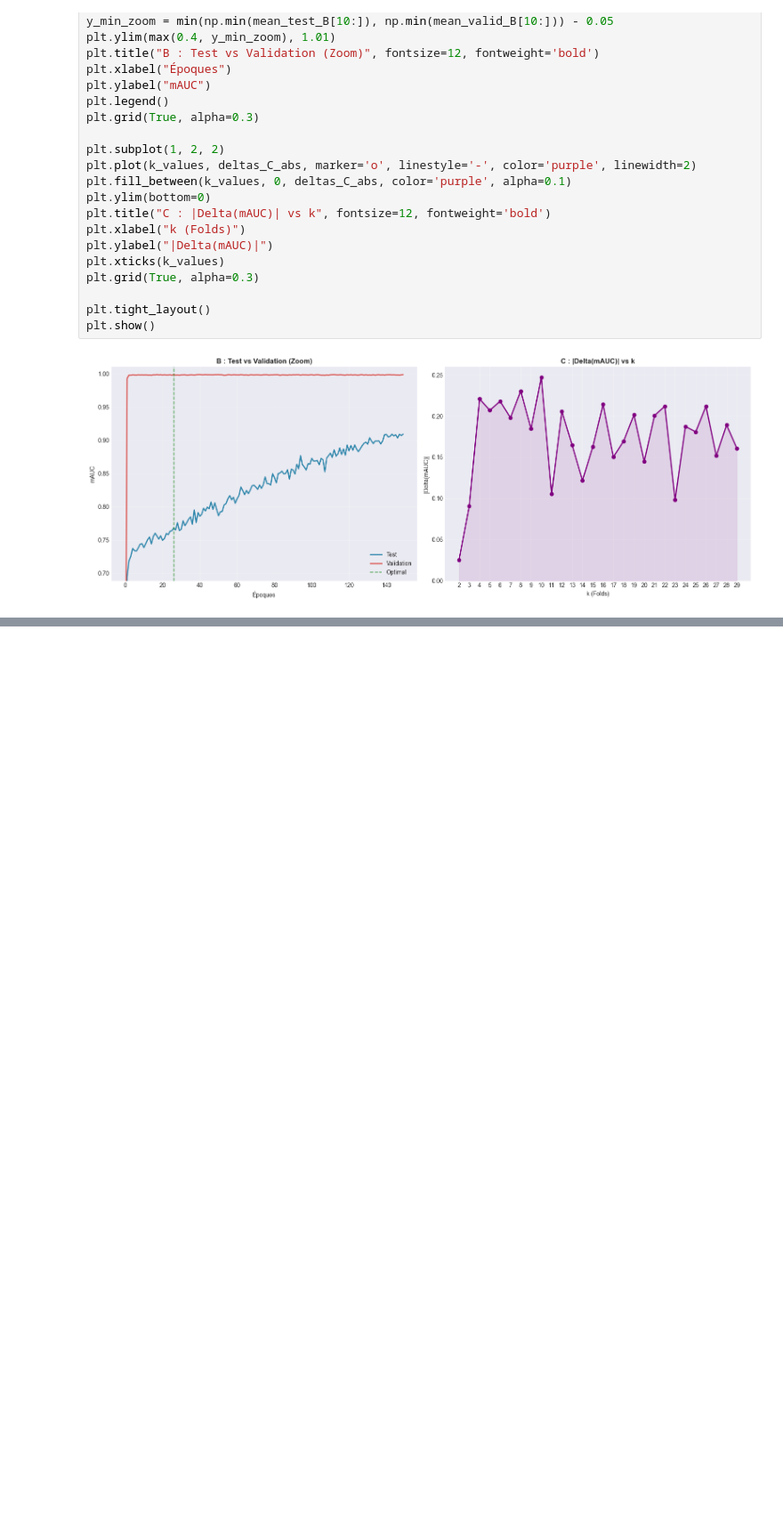
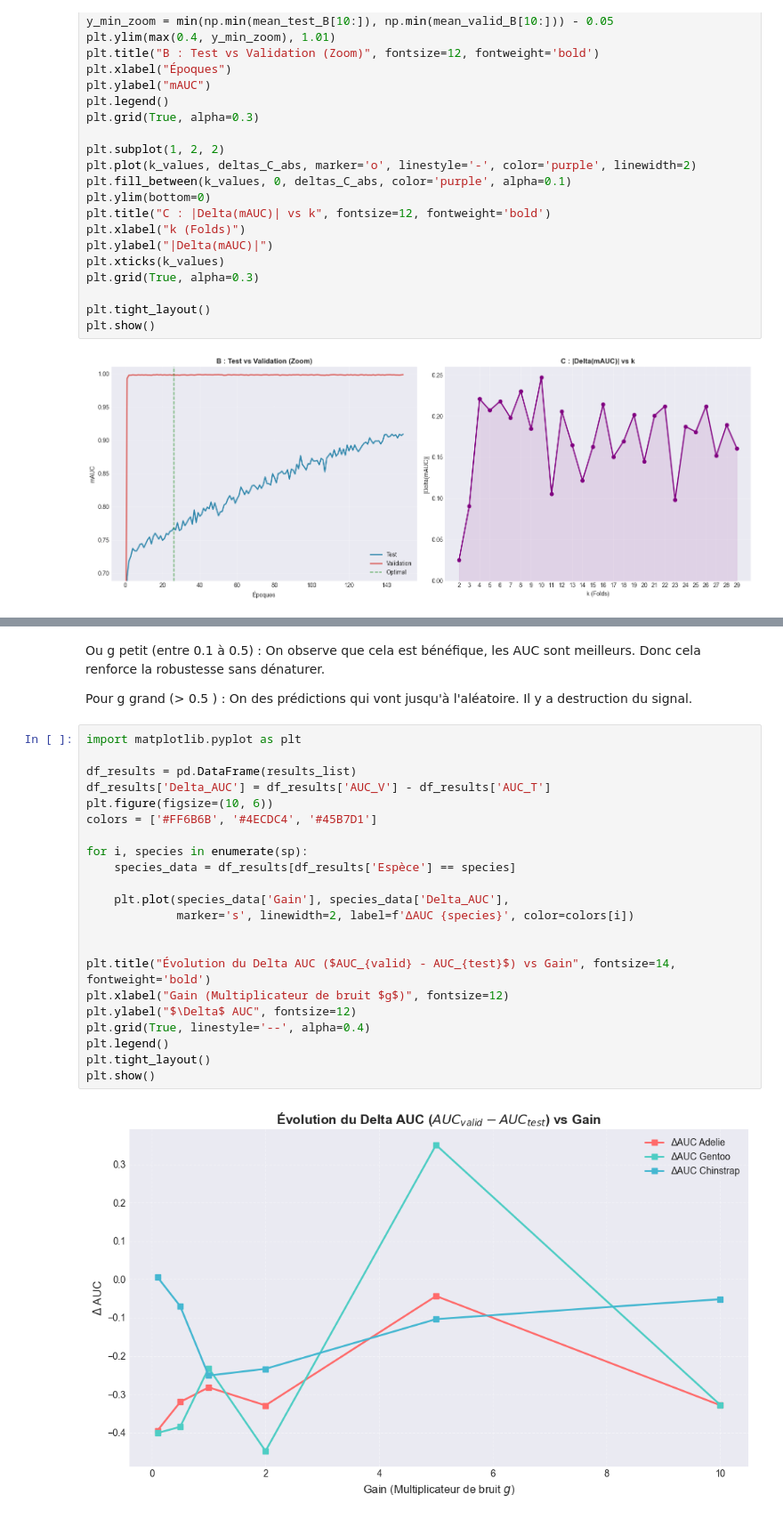
Before and after one commit to PhanSayam/M1_Info, a Jupyter notebook: Neurone/Rendu/Rendu.ipynb, the cells around one changed output, grey strips where cells are left out. Shown at 89% size. Drawn from its saved outputs; the diff is of its cells as text; blank space fills up the shorter version.

```diff
--- a/Neurone/Rendu/Rendu.ipynb
+++ b/Neurone/Rendu/Rendu.ipynb
@@ -1317,0 +1871,30 @@ plt.show()
+# %% [markdown]
+Ou g petit (entre 0.1 à 0.5) :
+On observe que cela est bénéfique, les AUC sont meilleurs. Donc cela renforce la robustesse sans dénaturer.
+
+Pour g grand (> 0.5 ) :
+On des prédictions qui vont jusqu'à l'aléatoire. Il y a destruction du signal.
+# %%
+import matplotlib.pyplot as plt
+
+df_results = pd.DataFrame(results_list)
+df_results['Delta_AUC'] = df_results['AUC_V'] - df_results['AUC_T']
+plt.figure(figsize=(10, 6))
+colors = ['#FF6B6B', '#4ECDC4', '#45B7D1']
+
+for i, species in enumerate(sp):
+    species_data = df_results[df_results['Espèce'] == species]
+
+    plt.plot(species_data['Gain'], species_data['Delta_AUC'],
+             marker='s', linewidth=2, label=f'ΔAUC {species}', color=colors[i])
+
+
+plt.title("Évolution du Delta AUC ($AUC_{valid} - AUC_{test}$) vs Gain", fontsize=14, fontweight='bold')
+plt.xlabel("Gain (Multiplicateur de bruit $g$)", fontsize=12)
+plt.ylabel("$\Delta$ AUC", fontsize=12)
+plt.grid(True, linestyle='--', alpha=0.4)
+plt.legend()
+plt.tight_layout()
+plt.show()
+# %% [output]
+[figure, added]
```
Also changed, not shown: parts of 18 cells of this notebook, 1 other file.
